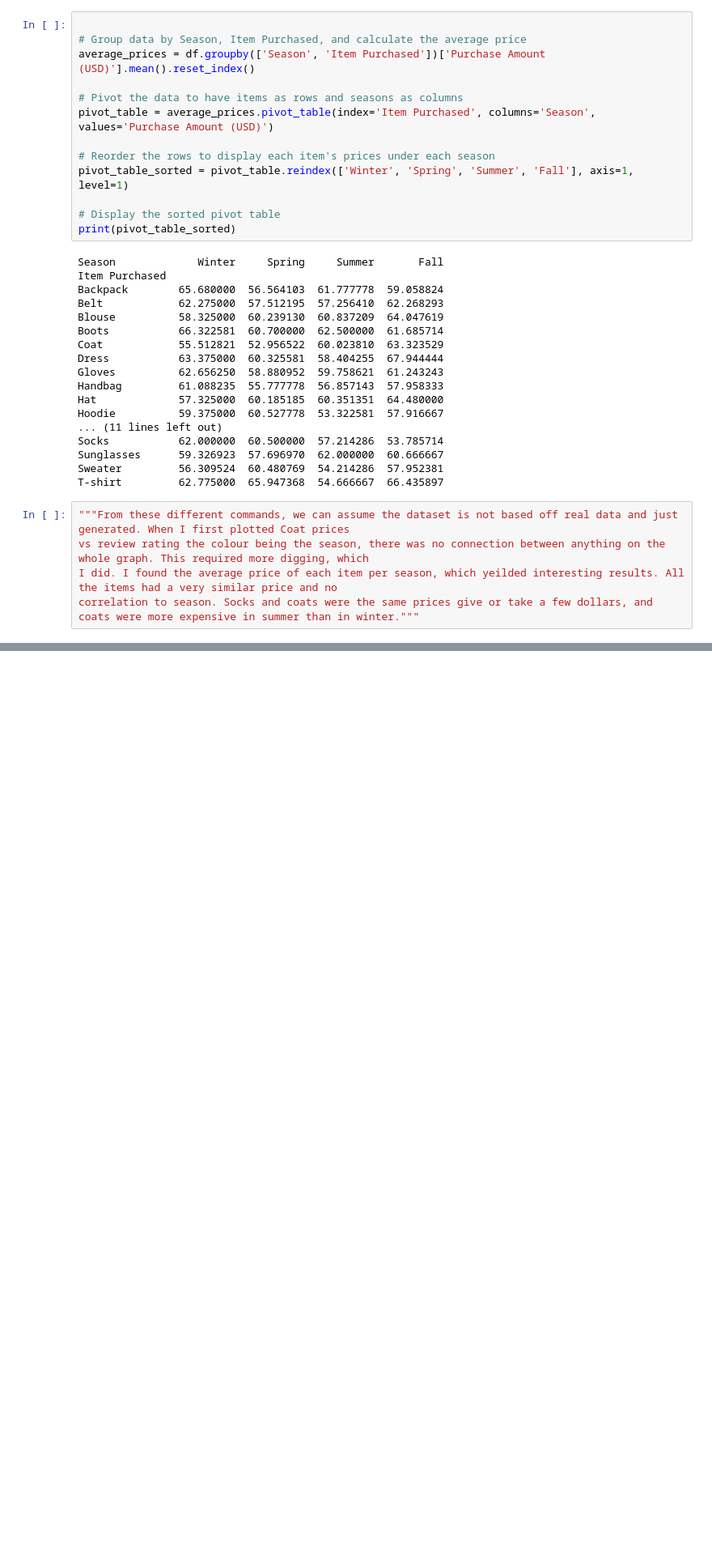
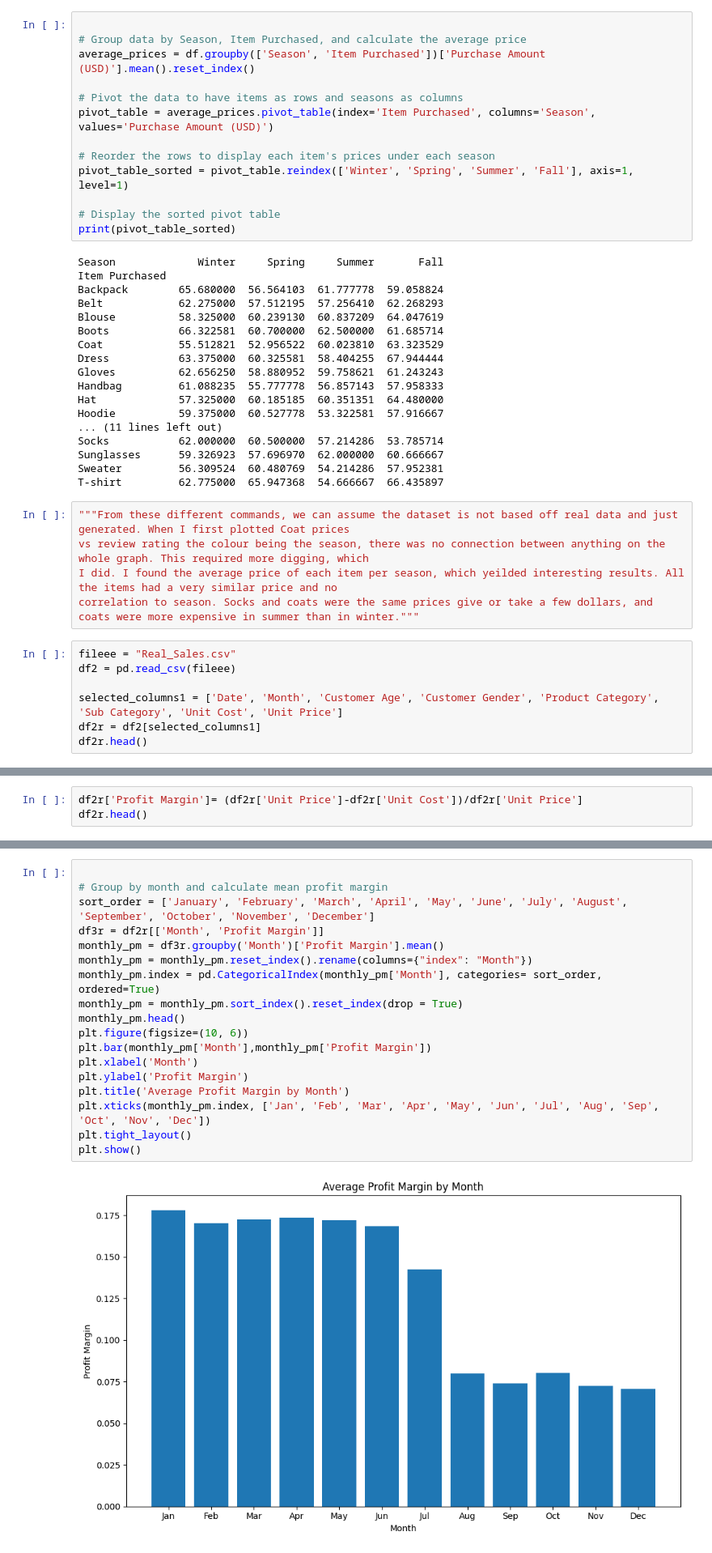
Before and after one commit to JellieTheForg/Dataframes, a Jupyter notebook: datastuff.ipynb, the cells around one changed output, grey strips where cells are left out. Shown: that part at 81% size. Saved outputs shown, nothing was run; the diff lists cells and outputs as text; blank space fills up the shorter version.

Commit message:
Added new real dataset and graphed profit margin for it

```diff
--- a/datastuff.ipynb
+++ b/datastuff.ipynb
@@ -86,3 +96,10 @@ T-shirt         62.775000  65.947368  54.666667  66.435897
 vs review rating the colour being the season, there was no connection between anything on the whole graph. This required more digging, which
 I did. I found the average price of each item per season, which yeilded interesting results. All the items had a very similar price and no
 correlation to season. Socks and coats were the same prices give or take a few dollars, and coats were more expensive in summer than in winter."""
+# %%
+fileee = "Real_Sales.csv"
+df2 = pd.read_csv(fileee)
+
+selected_columns1 = ['Date', 'Month', 'Customer Age', 'Customer Gender', 'Product Category', 'Sub Category', 'Unit Cost', 'Unit Price']
+df2r = df2[selected_columns1]
+df2r.head()
@@ -88,0 +113,3 @@ correlation to season. Socks and coats were the same prices give or take a few d
+# %%
+df2r['Profit Margin']= (df2r['Unit Price']-df2r['Unit Cost'])/df2r['Unit Price']
+df2r.head()
@@ -88,0 +128,20 @@ correlation to season. Socks and coats were the same prices give or take a few d
+# %%
+
+# Group by month and calculate mean profit margin
+sort_order = ['January', 'February', 'March', 'April', 'May', 'June', 'July', 'August', 'September', 'October', 'November', 'December']
+df3r = df2r[['Month', 'Profit Margin']]
+monthly_pm = df3r.groupby('Month')['Profit Margin'].mean()
+monthly_pm = monthly_pm.reset_index().rename(columns={"index": "Month"})
+monthly_pm.index = pd.CategoricalIndex(monthly_pm['Month'], categories= sort_order, ordered=True)
+monthly_pm = monthly_pm.sort_index().reset_index(drop = True)
+monthly_pm.head()
+plt.figure(figsize=(10, 6))
+plt.bar(monthly_pm['Month'],monthly_pm['Profit Margin'])
+plt.xlabel('Month')
+plt.ylabel('Profit Margin')
+plt.title('Average Profit Margin by Month')
+plt.xticks(monthly_pm.index, ['Jan', 'Feb', 'Mar', 'Apr', 'May', 'Jun', 'Jul', 'Aug', 'Sep', 'Oct', 'Nov', 'Dec'])
+plt.tight_layout()
+plt.show()
+# %% [output]
+[figure, added]
```
Also changed, not shown: parts of 4 cells of this notebook, 2 other files.
